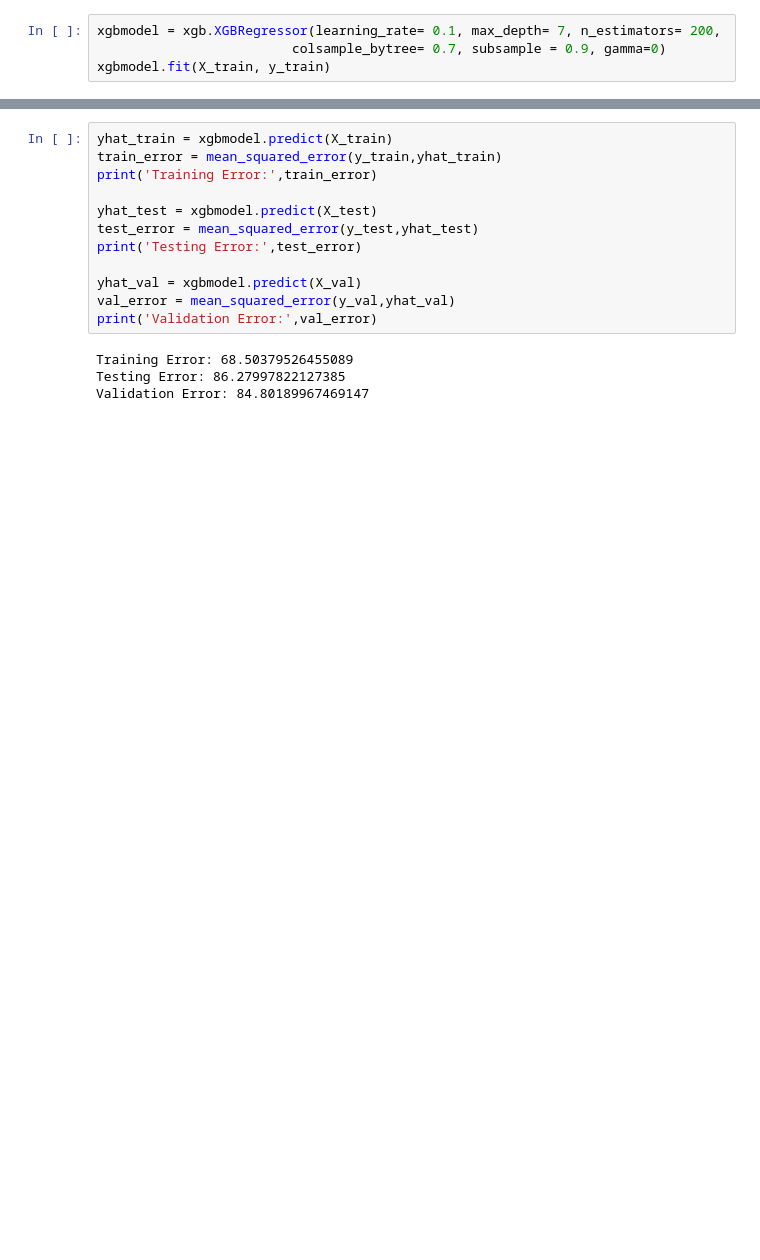
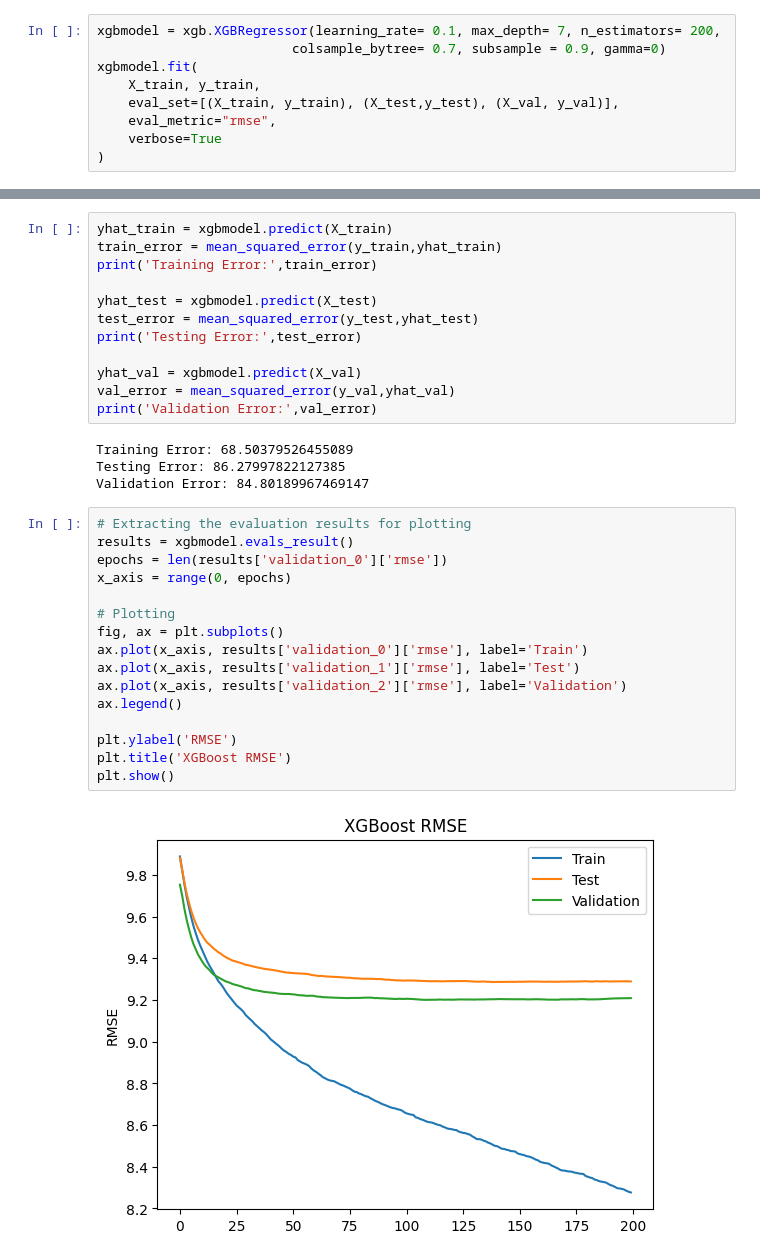
Before and after one commit to BrianMorse12604/151AGroupProject, a Jupyter notebook: trees.ipynb, the cells around one changed output, grey strips where cells are left out. Cells and saved outputs as stored; diff of their text form; blank space fills up the shorter version.

Commit message:
graph done

```diff
--- a/trees.ipynb
+++ b/trees.ipynb
@@ -189,5 +197,10 @@ Validation Error: 85.22374474058464
 # %%
 xgbmodel = xgb.XGBRegressor(learning_rate= 0.1, max_depth= 7, n_estimators= 200,
                          colsample_bytree= 0.7, subsample = 0.9, gamma=0)
-xgbmodel.fit(X_train, y_train)
+xgbmodel.fit(
+    X_train, y_train,
+    eval_set=[(X_train, y_train), (X_test,y_test), (X_val, y_val)],
+    eval_metric="rmse",
+    verbose=True
+)
 # %% [output]
@@ -218,3 +248,21 @@ print('Validation Error:',val_error)
 Training Error: 68.50379526455089
 Testing Error: 86.27997822127385
 Validation Error: 84.80189967469147
+# %%
+# Extracting the evaluation results for plotting
+results = xgbmodel.evals_result()
+epochs = len(results['validation_0']['rmse'])
+x_axis = range(0, epochs)
+
+# Plotting
+fig, ax = plt.subplots()
+ax.plot(x_axis, results['validation_0']['rmse'], label='Train')
+ax.plot(x_axis, results['validation_1']['rmse'], label='Test')
+ax.plot(x_axis, results['validation_2']['rmse'], label='Validation')
+ax.legend()
+
+plt.ylabel('RMSE')
+plt.title('XGBoost RMSE')
+plt.show()
+# %% [output]
+[figure, added]
```
Also changed, not shown: parts of 2 cells of this notebook.
